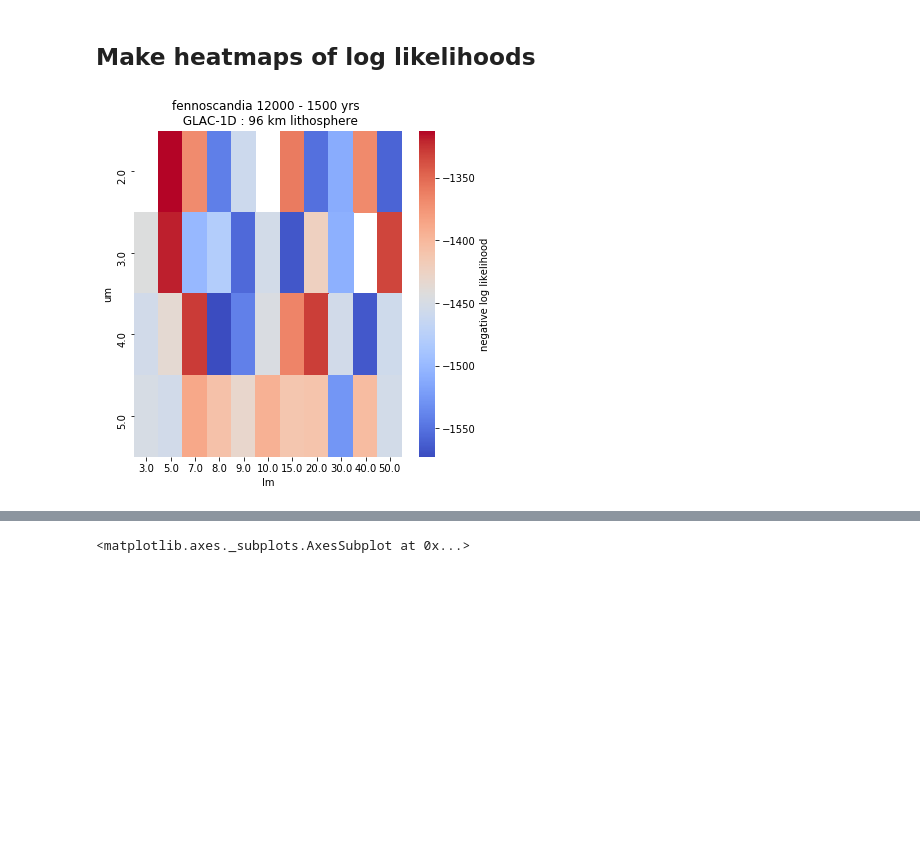
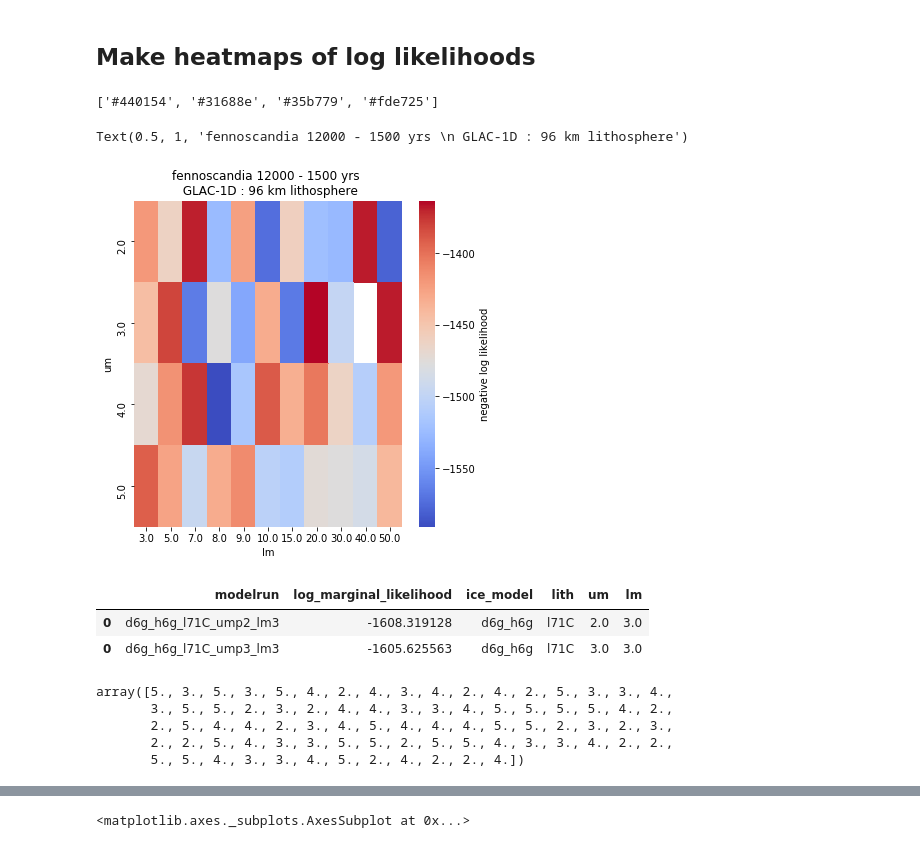
Before and after one commit to rcameronc/Holocene_readv, a Jupyter notebook: readv_postproc.ipynb, the cells around one changed output, grey strips where cells are left out. Drawn from its saved outputs; the diff is of its cells as text; code cells hidden in the pictures; blank space fills up the shorter version.

```diff
--- a/readv_postproc.ipynb
+++ b/readv_postproc.ipynb
@@ -11,33 +12,52 @@ import seaborn as sns
 # %% [markdown]
 ## Make heatmaps of log likelihoods
+# %%
+#get viridis colormaps
+def cmap_codes(name, number):
+    cmap = cm.get_cmap(name, number)
+    hexcodes = []
+    for i in range(cmap.N):
+        hexcodes.append(colors.rgb2hex(cmap(i)[:3]))
+    return hexcodes
+
+cmap_codes('viridis', 4)
+# %% [output]
+['#440154', '#31688e', '#35b779', '#fde725']
 # %%
 tmax = 12000
 tmin = 1500
 model = 'GLAC-1D'
 mantle = 'l96C'
 lith = '96'
 place = 'fennoscandia'
 dirName = f'figs/{place}/'
 path_gen = f'{tmax}_{tmin}_{model}_{mantle}_{place}'
 
-all_files = glob.glob(f'output/12000*glac1d_{mantle}*{place}*likelihood')
+all_files = glob.glob(f'output/12000*glac1d_*{place}*likelihood')
 df = pd.concat((pd.read_csv(f, index_col=None) for f in all_files))
 
 df['ice_model'] = [key.split('_l')[0] for key in df.modelrun]
 df['lith'] = [key.split('_')[-3:][0] for key in df.modelrun]
 df['um'] = [key.split('_')[-3:][1][-1] for key in df.modelrun]
 df['lm'] = [key.split('_')[-3:][2][2:] for key in df.modelrun]
 
 df.lm = df.lm.astype(float)
 df.um = df.um.astype(float)
 
 heatmap = df.pivot_table(index='um', columns='lm', values='log_marginal_likelihood')
 
 fig, ax = plt.subplots(1, 1, figsize=(6, 6))
 sns.heatmap(heatmap,  cmap='coolwarm', ax=ax,  cbar_kws={'label': 'negative log likelihood'})
 ax.set_title('label')
 
 ax.set_title(f'{place} {tmax} - {tmin} yrs \n {model} : {96} km lithosphere')
-fig.savefig(dirName + f'{path_gen}_likelihood_heatmap', transparent=True)
+# fig.savefig(dirName + f'{path_gen}_likelihood_heatmap', transparent=True)
 # %% [output]
+Text(0.5, 1, 'fennoscandia 12000 - 1500 yrs \n GLAC-1D : 96 km lithosphere')
-[figure, old version]
+[figure, new version]
+# %%
+df[df.ice_model == 'd6g_h6g]
+# %% [output]
+|  | modelrun | log_marginal_likelihood | ice_model | lith | um | lm |
+| 0 | d6g_h6g_l71C_ump2_lm3 | -1608.319128 | d6g_h6g | l71C | 2.0 | 3.0 |
+| 0 | d6g_h6g_l71C_ump3_lm3 | -1605.625563 | d6g_h6g | l71C | 3.0 | 3.0 |
@@ -43,0 +75,8 @@ fig.savefig(dirName + f'{path_gen}_likelihood_heatmap', transparent=True)
+# %%
+df.um.values
+# %% [output]
+array([5., 3., 5., 3., 5., 4., 2., 4., 3., 4., 2., 4., 2., 5., 3., 3., 4.,
+       3., 5., 5., 2., 3., 2., 4., 4., 3., 3., 4., 5., 5., 5., 5., 4., 2.,
+       2., 5., 4., 4., 2., 3., 4., 5., 4., 4., 4., 5., 5., 2., 3., 2., 3.,
+       2., 2., 5., 4., 3., 3., 5., 5., 2., 5., 5., 4., 3., 3., 4., 2., 2.,
+       5., 5., 4., 3., 3., 4., 5., 2., 4., 2., 2., 4.])
```
Also changed, not shown: parts of 5 cells of this notebook, 2 other files.
